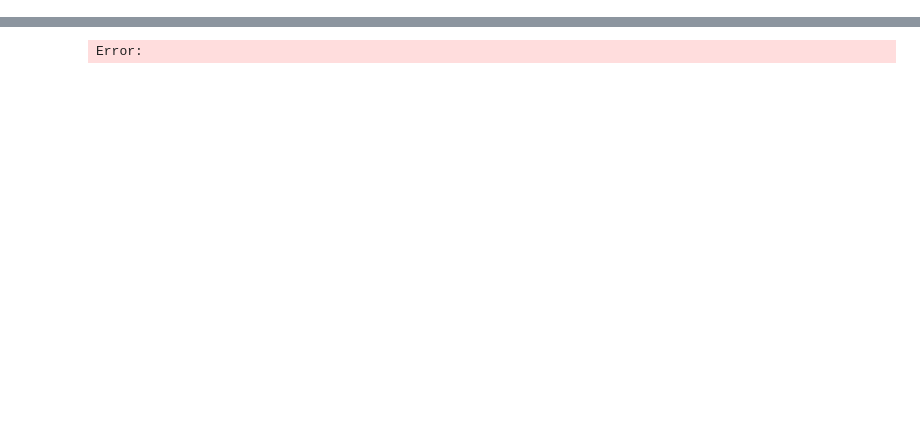
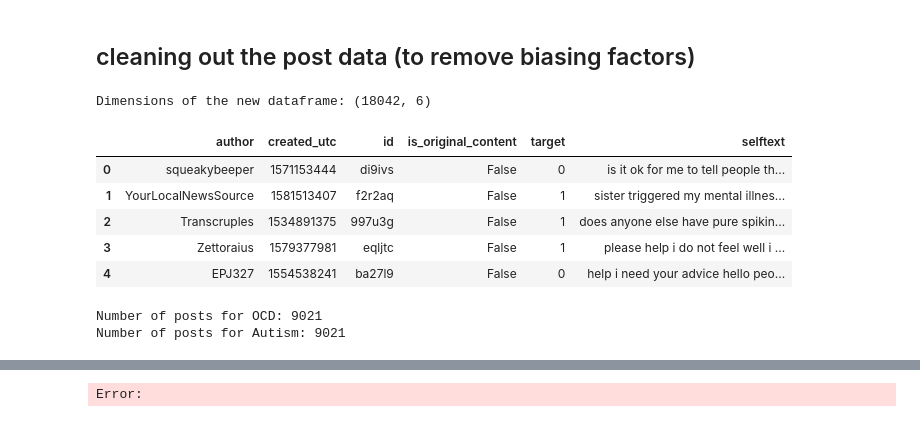
Before and after one commit to grahamwaters/Reddit-NLP-Analysis, a Jupyter notebook: notebooks/final_report.ipynb, the cells around one changed output, grey strips where cells are left out. Drawn from its saved outputs; the diff is of its cells as text; code cells hidden in the pictures; blank space fills up the shorter version.

```diff
--- a/notebooks/final_report.ipynb
+++ b/notebooks/final_report.ipynb
@@ -65,0 +244,8 @@ Error:
+# %%
+# drop the title and selftext columns
+df_ocd = df_ocd.drop(columns=['title', 'selftext'])
+df_autism = df_autism.drop(columns=['title', 'selftext'])
+# %%
+# rename the `title_selftext` column to `selftext`
+df_ocd = df_ocd.rename(columns={'title_selftext': 'selftext'})
+df_autism = df_autism.rename(columns={'title_selftext': 'selftext'})
@@ -65,0 +254,2 @@ Error:
+# %% [markdown]
+## cleaning out the post data (to remove biasing factors)
@@ -65,0 +296,49 @@ Error:
+# %%
+# remove words from posts that are in the cancel_words list. There are regex patterns in the cancel_words list so we need to use the `regex=True` parameter
+
+# then remove double spaces
+df_ocd['selftext'] = df_ocd['selftext'].str.replace('  ', ' ')
+df_autism['selftext'] = df_autism['selftext'].str.replace('  ', ' ')
+# %%
+# make a new dataframe called df_reddit that combines the two dataframes
+
+df_reddit = pd.DataFrame(columns=df_ocd.columns)
+# what is the length of the shorter dataframe?
+if len(df_ocd) < len(df_autism): # if the OCD dataframe is shorter
+    shorter_df = df_ocd # set the shorter dataframe to the OCD dataframe
+    longer_df = df_autism # set the longer dataframe to the Autism dataframe
+    df_reddit.append()
+else: # if the Autism dataframe is shorter
+    shorter_df = df_autism
+    longer_df = df_ocd
+
+# add the shorter dataframe to the new dataframe using concat
+df_reddit = pd.concat([df_reddit, shorter_df], axis=0)
+# shorten the longer dataframe to the length of the shorter dataframe
+longer_df = longer_df.head(len(shorter_df))
+# add the shortened longer dataframe to the new dataframe using concat
+df_reddit = pd.concat([df_reddit, longer_df], axis=0)
+
+# reset the index
+df_reddit = df_reddit.reset_index(drop=True)
+# %%
+# shuffle the dataframe
+df_reddit = df_reddit.sample(frac=1).reset_index(drop=True)
+# check the dimensions of the new dataframe
+print(f'Dimensions of the new dataframe: {df_reddit.shape}')
+df_reddit.head(5)
+# %% [output]
+Dimensions of the new dataframe: (18042, 6)
+|  | author | created_utc | id | is_original_content | target | selftext |
+| 0 | squeakybeeper | 1571153444 | di9ivs | False | 0 | is it ok for me to tell people th... |
+| 1 | YourLocalNewsSource | 1581513407 | f2r2aq | False | 1 | sister triggered my mental illnes... |
+| 2 | Transcruples | 1534891375 | 997u3g | False | 1 | does anyone else have pure spikin... |
+| 3 | Zettoraius | 1579377981 | eqljtc | False | 1 | please help i do not feel well i ... |
+| 4 | EPJ327 | 1554538241 | ba27l9 | False | 0 | help i need your advice hello peo... |
+# %%
+# double check that the number of posts for each subreddit is the same
+print(f'Number of posts for OCD: {len(df_reddit[df_reddit.target == 1])}')
+print(f'Number of posts for Autism: {len(df_reddit[df_reddit.target == 0])}')
+# %% [output]
+Number of posts for OCD: 9021
+Number of posts for Autism: 9021
```
Also changed, not shown: parts of 37 cells of this notebook, 2 other files.
